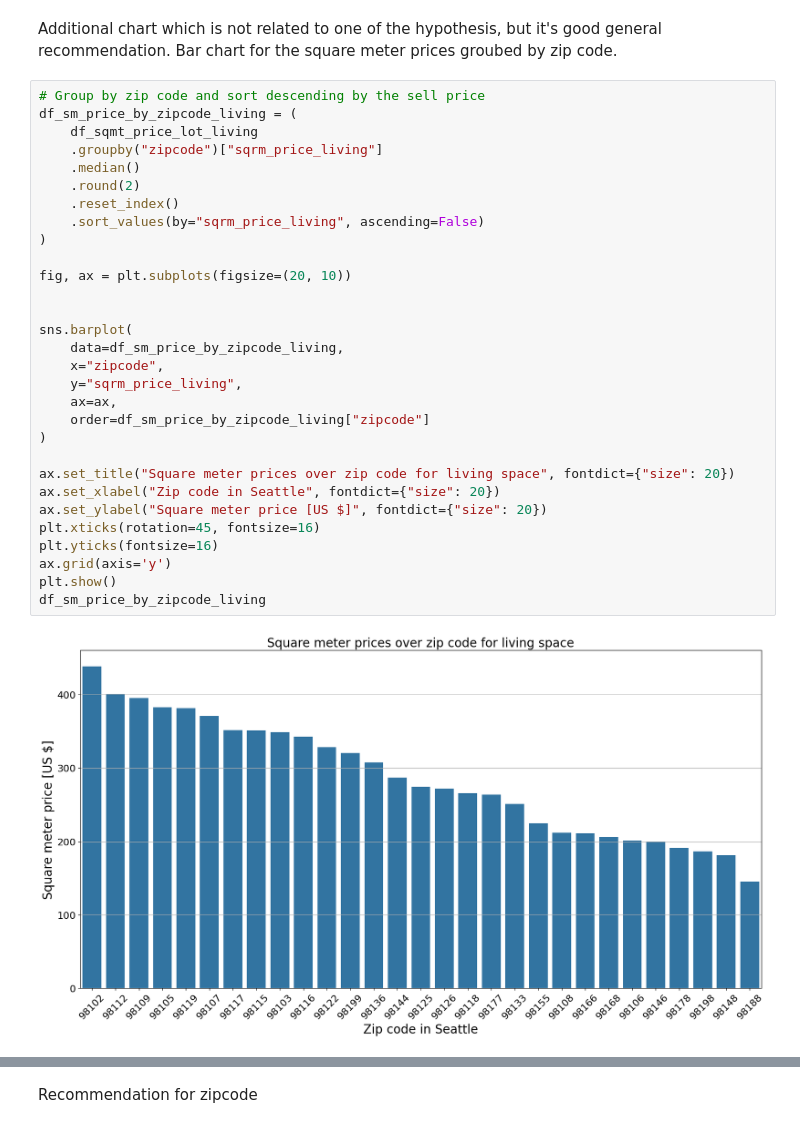
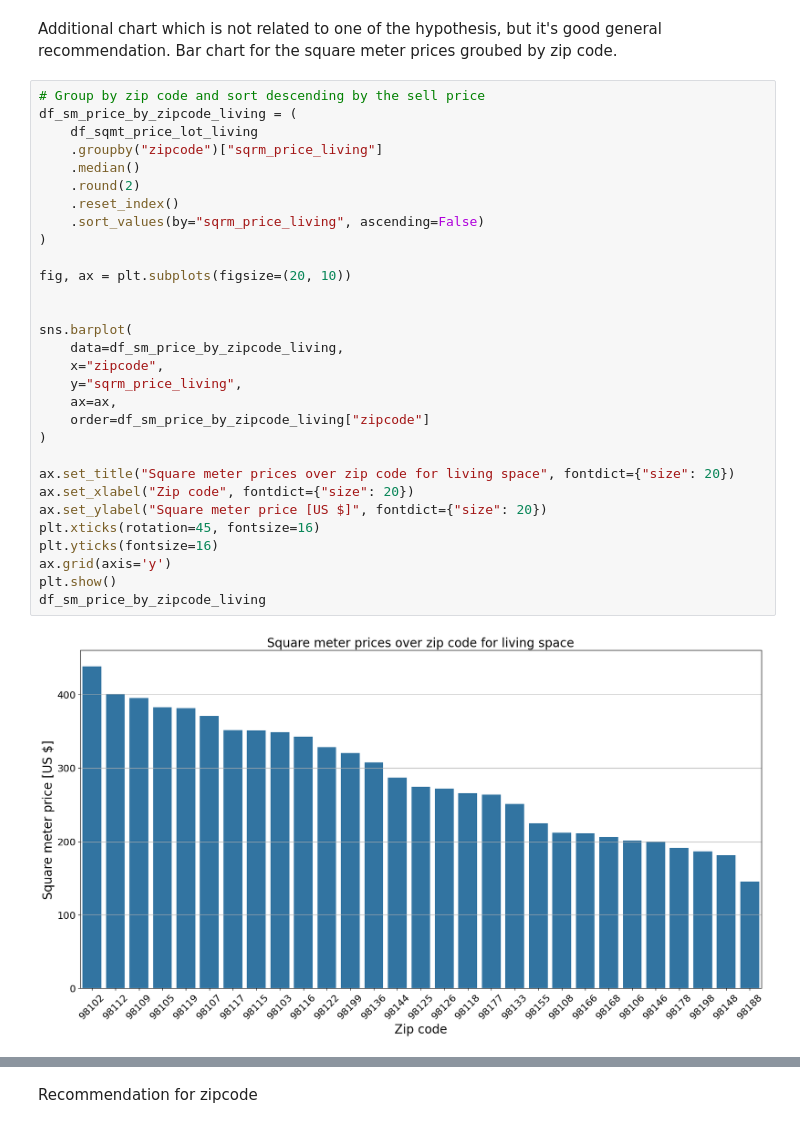
Before and after one commit to jale2025/ds-eda-project-template, a Jupyter notebook: result.ipynb, the cells around one changed output, grey strips where cells are left out. Saved outputs shown, nothing was run; the diff lists cells and outputs as text.

```diff
--- a/result.ipynb
+++ b/result.ipynb
@@ -422,35 +422,35 @@ Bar chart for the square meter prices groubed by zip code.
 # %%
 # Group by zip code and sort descending by the sell price
 df_sm_price_by_zipcode_living = (
     df_sqmt_price_lot_living
     .groupby("zipcode")["sqrm_price_living"]
     .median()
     .round(2)
     .reset_index()
     .sort_values(by="sqrm_price_living", ascending=False)
 )
 
 fig, ax = plt.subplots(figsize=(20, 10))
 
 
 sns.barplot(
     data=df_sm_price_by_zipcode_living,
     x="zipcode",
     y="sqrm_price_living",
     ax=ax,
     order=df_sm_price_by_zipcode_living["zipcode"]
 )
 
 ax.set_title("Square meter prices over zip code for living space", fontdict={"size": 20})
-ax.set_xlabel("Zip code in Seattle", fontdict={"size": 20})
+ax.set_xlabel("Zip code", fontdict={"size": 20})
 ax.set_ylabel("Square meter price [US $]", fontdict={"size": 20})
 plt.xticks(rotation=45, fontsize=16)
 plt.yticks(fontsize=16)
 ax.grid(axis='y')
 plt.show()
 df_sm_price_by_zipcode_living
 # %% [output]
-[figure, old version]
+[figure, new version]
 |  | zipcode | sqrm_price_living |
 | 0 | 98102 | 438.14 |
 | 7 | 98112 | 400.49 |
```
Also changed, not shown: parts of 2 cells of this notebook, 5 other files.
